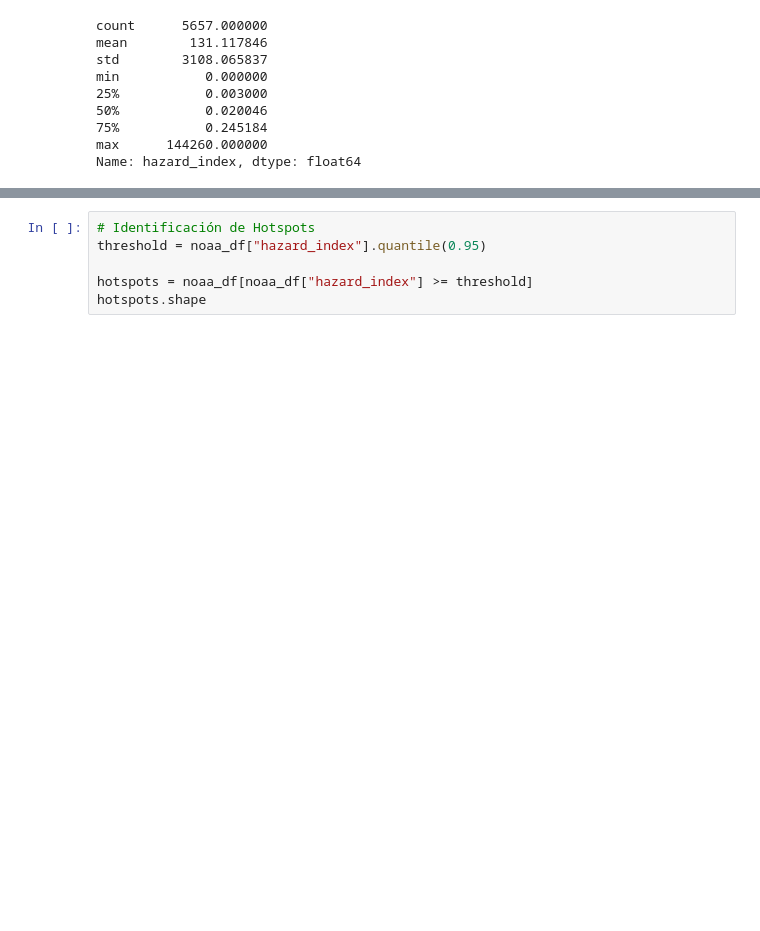
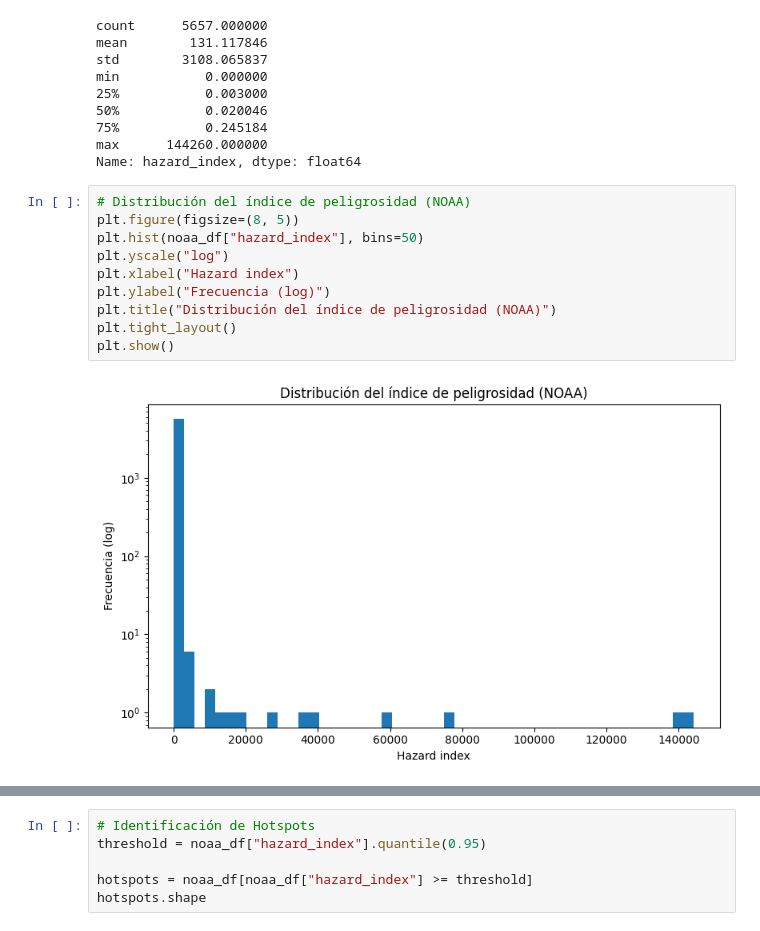
Before and after one commit to 4GeeksAcademy/loreykil_proyecto_final, a Jupyter notebook: Análisis_capas_grilla.ipynb, the cells around one changed output, grey strips where cells are left out. Saved outputs shown, nothing was run; the diff lists cells and outputs as text; blank space fills up the shorter version.

```diff
--- a/Análisis_capas_grilla.ipynb
+++ b/Análisis_capas_grilla.ipynb
@@ -450,3 +463,15 @@ min           0.000000
 75%           0.245184
 max      144260.000000
 Name: hazard_index, dtype: float64
+# %%
+# Distribución del índice de peligrosidad (NOAA)
+plt.figure(figsize=(8, 5))
+plt.hist(noaa_df["hazard_index"], bins=50)
+plt.yscale("log")
+plt.xlabel("Hazard index")
+plt.ylabel("Frecuencia (log)")
+plt.title("Distribución del índice de peligrosidad (NOAA)")
+plt.tight_layout()
+plt.show()
+# %% [output]
+[figure, added]
```
Also changed, not shown: parts of 36 cells of this notebook.
